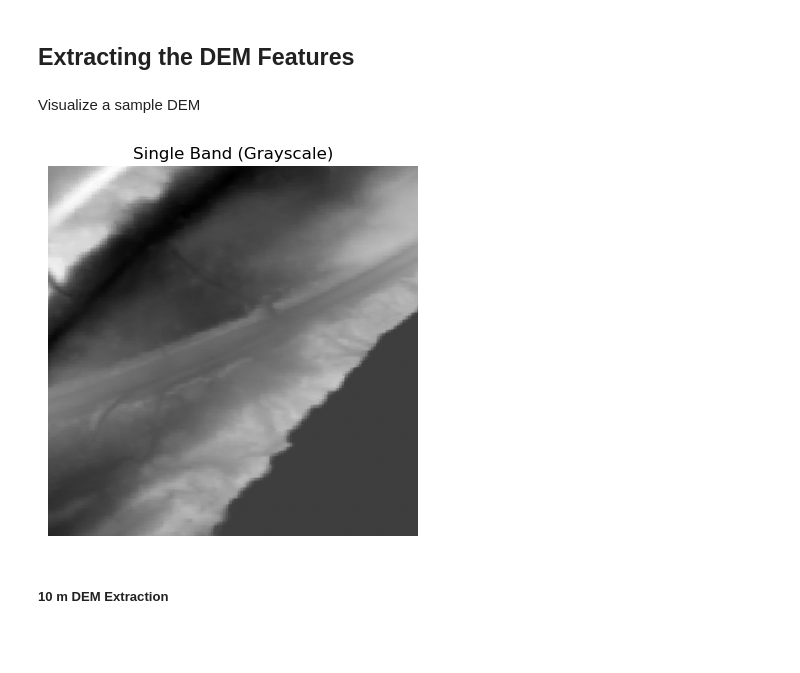
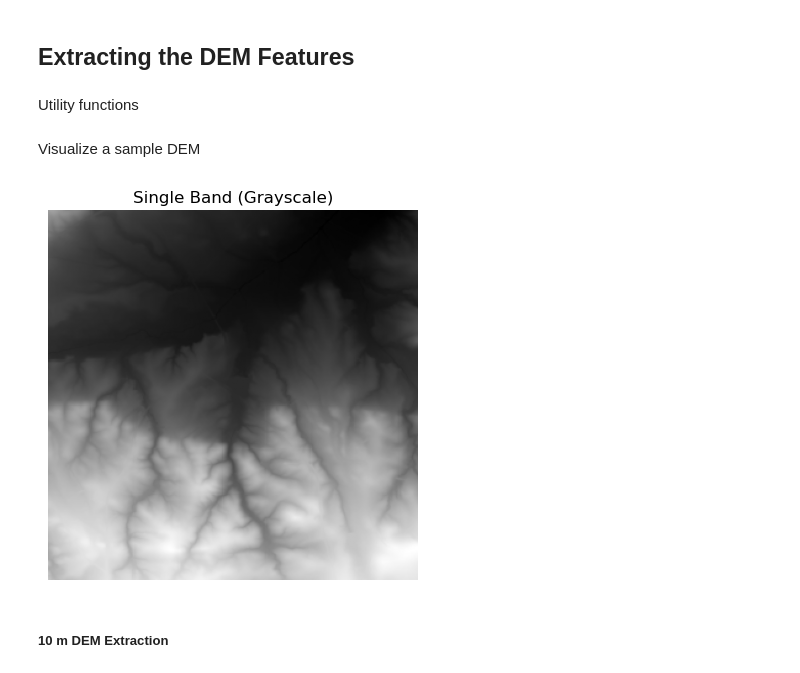
Before and after one commit to VienJou/Flood-height-prediction, a Jupyter notebook: dem_features.ipynb, the cells around one changed output. Cells and saved outputs as stored; diff of their text form; code cells hidden in the pictures; blank space fills up the shorter version.

```diff
--- a/dem_features.ipynb
+++ b/dem_features.ipynb
@@ -13,3 +13,5 @@ from scipy.stats import iqr
 import pandas as pd
 import matplotlib.pyplot as plt
 import rasterio
+# %% [markdown]
+Utility functions
@@ -18,13 +74,13 @@ Visualize a sample DEM
 # %%
 tif_path = '../../data_0718/USGS_3DEP_0722_3000m/12722_USGS_3DEP_2024.tif'
 # tif_path = '../../data_0718/USGS_3DEP_1m/4358_USGS_3DEP_1m.tif'
 
 with rasterio.open(tif_path) as src:
     img = src.read()
-    img = center_crop(img, crop_size=300)
+    # img = center_crop(img, crop_size=300)
     plt.imshow(img[0], cmap='gray')
     plt.title('Single Band (Grayscale)')
     plt.axis('off')
     plt.show()
 # %% [output]
-[figure, old version]
+[figure, new version]
```
Also changed, not shown: parts of 4 cells of this notebook, 2 other files.
